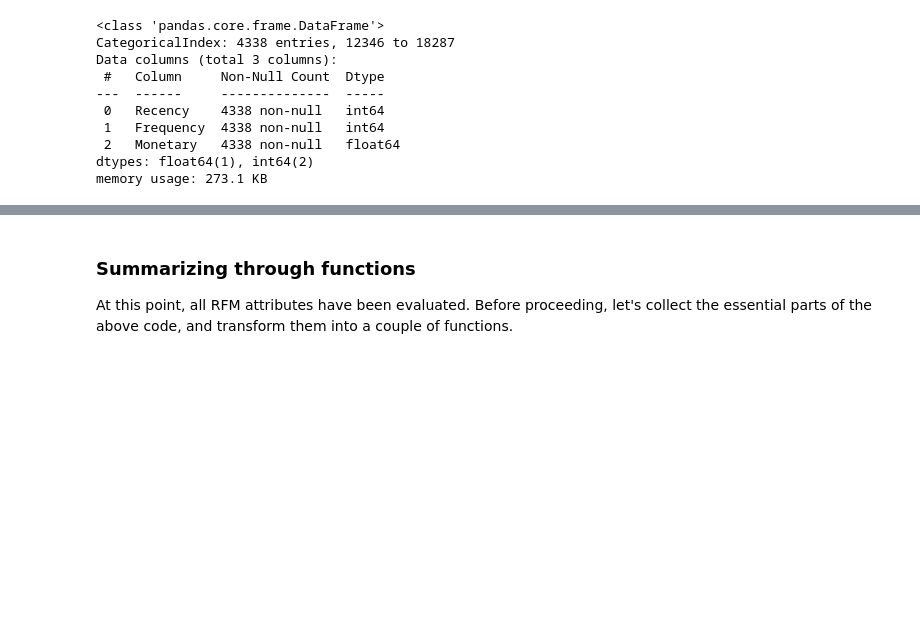
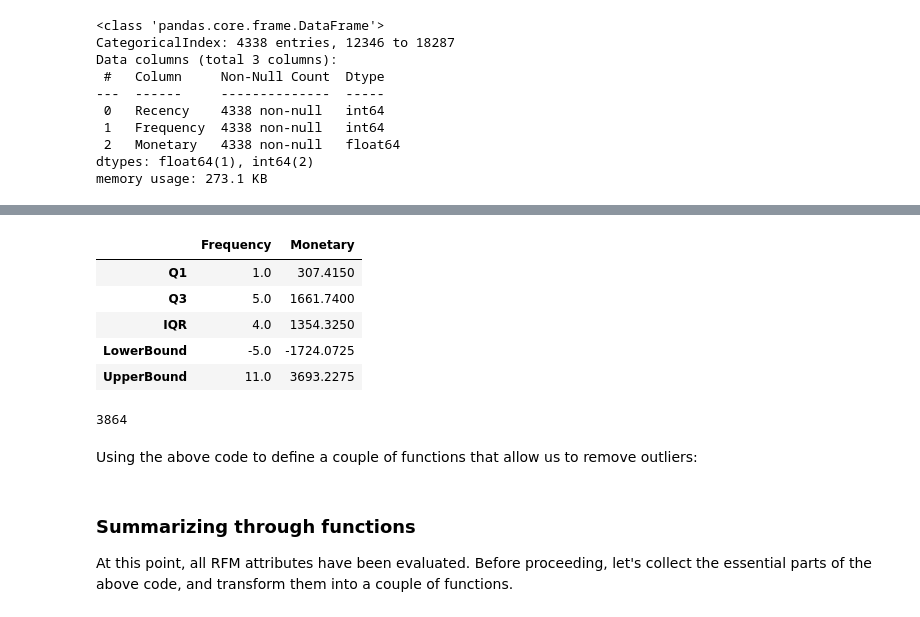
Before and after one commit to mwoitek/python-customer-segmentation, a Jupyter notebook: notebooks/online_retail/rfm_scores.ipynb, the cells around one changed output, grey strips where cells are left out. Cells and saved outputs as stored; diff of their text form; code cells hidden in the pictures; blank space fills up the shorter version.

```diff
--- a/notebooks/online_retail/rfm_scores.ipynb
+++ b/notebooks/online_retail/rfm_scores.ipynb
@@ -258,0 +318,44 @@ assert (df_rfm["Monetary"] > 0.0).all()
+# %%
+# Compute quantiles and bounds
+cols = ["Frequency", "Monetary"]
+quantiles_and_bounds = (
+    pd.concat(
+        [
+            df_rfm[cols].quantile(q=0.25).rename("Q1"),
+            df_rfm[cols].quantile(q=0.75).rename("Q3"),
+        ],
+        axis=1,
+    )
+    .assign(
+        IQR=lambda x: x.Q3 - x.Q1,
+        LowerBound=lambda x: x.Q1 - 1.5 * x.IQR,
+        UpperBound=lambda x: x.Q3 + 1.5 * x.IQR,
+    )
+    .transpose()
+)
+quantiles_and_bounds
+# %% [output]
+|  | Frequency | Monetary |
+| Q1 | 1.0 | 307.4150 |
+| Q3 | 5.0 | 1661.7400 |
+| IQR | 4.0 | 1354.3250 |
+| LowerBound | -5.0 | -1724.0725 |
+| UpperBound | 11.0 | 3693.2275 |
+# %%
+# Select indexes I want to KEEP
+bounds = quantiles_and_bounds.loc[["LowerBound", "UpperBound"], :]
+idxs = df_rfm.index
+
+for col in cols:
+    mask_lower = df_rfm[col] < bounds.loc["LowerBound", col]
+    idxs = idxs.drop(df_rfm[mask_lower].index, errors="ignore")
+
+    mask_upper = df_rfm[col] > bounds.loc["UpperBound", col]
+    idxs = idxs.drop(df_rfm[mask_upper].index, errors="ignore")
+
+len(idxs)
+# %% [output]
+3864
+# %% [markdown]
+Using the above code to define a couple of functions that allow us to remove
+outliers:
```
Also changed, not shown: parts of 16 cells of this notebook.
